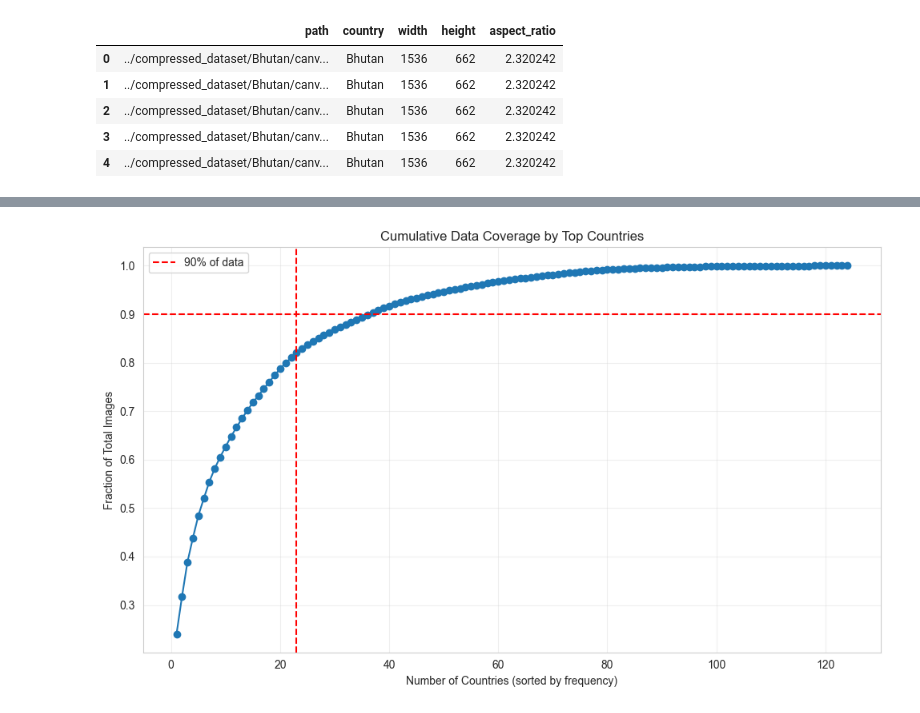
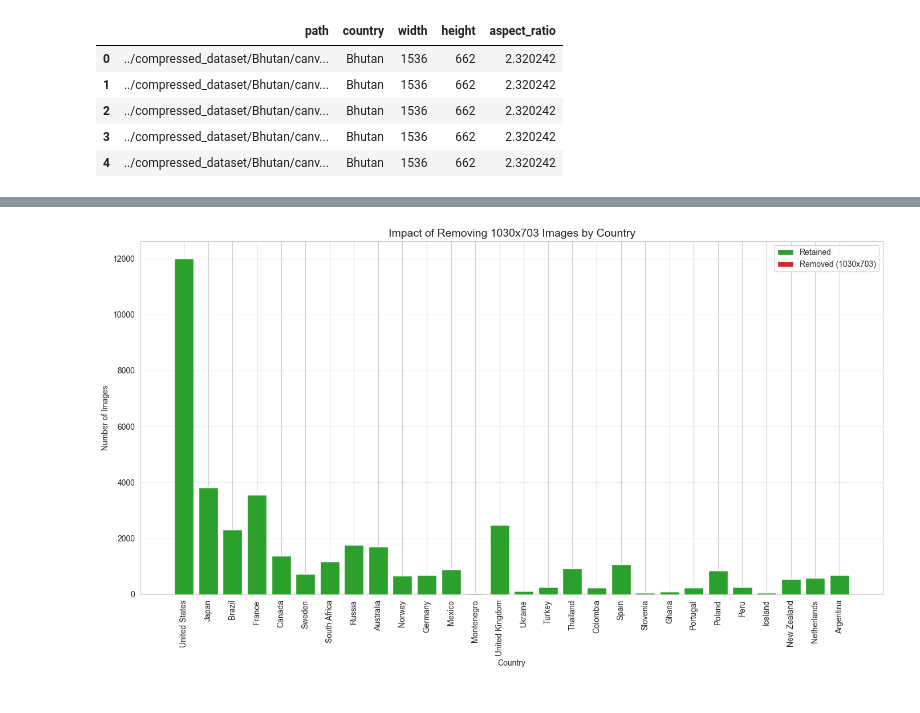
Before and after one commit to hanmosh/geoguessr-bot, a Jupyter notebook: eda/01_eda.ipynb, the cells around one changed output, grey strips where cells are left out. Cells and saved outputs as stored; diff of their text form; code cells hidden in the pictures.

```diff
--- a/eda/01_eda.ipynb
+++ b/eda/01_eda.ipynb
@@ -19,11 +17,19 @@ from pathlib import Path
 from tqdm.auto import tqdm
 # %%
-# get dataset
-root = Path(kagglehub.dataset_download("ubitquitin/geolocation-geoguessr-images-50k"))
-DATA_ROOT = root / "compressed_dataset"
+# Dataset path - auto-detect local data or download from Kaggle
+LOCAL_PATH = Path("../compressed_dataset")
 
-print("DATA_ROOT:", DATA_ROOT)
+if LOCAL_PATH.exists():
+    DATA_ROOT = LOCAL_PATH
+    print(f"Using local data: {DATA_ROOT}")
+else:
+    print("Local data not found, downloading from Kaggle...")
+    root = Path(kagglehub.dataset_download("ubitquitin/geolocation-geoguessr-images-50k"))
+    DATA_ROOT = root / "compressed_dataset"
+    print(f"Downloaded to: {DATA_ROOT}")
 
-# initalize
+print(f"DATA_ROOT exists: {DATA_ROOT.exists()}")
+
+# Initialize plot styling
 sns.set_style("whitegrid")
 plt.rcParams["figure.figsize"] = (12, 6)
@@ -181,18 +322,52 @@ plt.show()
 # %%
-# How many countries do you need to cover 90% of the data?
-cumsum = country_counts.sort_values(ascending=False).cumsum() / country_counts.sum()
-plt.figure(figsize=(10,6))
-plt.plot(range(1, len(cumsum)+1), cumsum, marker='o')
-plt.axhline(0.9, color='red', linestyle='--', label='90% of data')
-plt.axvline(23, color='red', linestyle='--')  # you’ll see the real number
-plt.title("Cumulative Data Coverage by Top Countries")
-plt.xlabel("Number of Countries (sorted by frequency)")
-plt.ylabel("Fraction of Total Images")
-plt.grid(True, alpha=0.3)
-plt.legend()
-plt.tight_layout()
-plt.savefig("eda_cumulative_coverage.png", dpi=200)
-plt.show()
+# =============================================================================
+# 3. COUNTRY-LEVEL IMPACT OF REMOVING MINORITY DIMENSION IMAGES
+# =============================================================================
 
-print(f"Top {np.argmax(cumsum >= 0.9) + 1} countries = 90% of all images")
+if minority_dim and len(minority_images) > 0:
+    # Count minority dimension images per country
+    minority_by_country = minority_images.groupby('country').size().sort_values(ascending=False)
+    total_by_country = df.groupby('country').size()
+
+    # Countries affected by the removal
+    affected_countries = minority_by_country[minority_by_country > 0]
+
+    print("=" * 60)
+    print(f"COUNTRIES AFFECTED BY REMOVING {minority_dim} IMAGES")
+    print("=" * 60)
+    print(f"\nTotal countries affected: {len(affected_countries)}")
+    print(f"\nBreakdown by country (showing all affected):")
+    print("-" * 50)
+    print(f"{'Country':<30} {'Removed':<10} {'Total':<10} {'%Loss'}")
+    print("-" * 50)
+    for country, removed in affected_countries.items():
+        total = total_by_country[country]
+        pct = removed / total * 100
+        print(f"{country:<30} {removed:<10} {total:<10} {pct:.1f}%")
+
+    # Visualize: stacked bar showing impact per country
+    fig, ax = plt.subplots(figsize=(14, 8))
+
+    affected_df = pd.DataFrame({
+        'country': affected_countries.index,
+        'removed': affected_countries.values,
+        'kept': [total_by_country[c] - affected_countries[c] for c in affected_countries.index]
+    })
+
+    x = range(len(affected_df))
+    ax.bar(x, affected_df['kept'], label='Retained', color='#2ca02c')
+    ax.bar(x, affected_df['removed'], bottom=affected_df['kept'], label=f'Removed ({minority_dim})', color='#d62728')
+    ax.set_xticks(x)
+    ax.set_xticklabels(affected_df['country'], rotation=90, ha='center')
+    ax.set_xlabel('Country')
+    ax.set_ylabel('Number of Images')
+    ax.set_title(f'Impact of Removing {minority_dim} Images by Country', fontsize=14)
+    ax.legend()
+    ax.grid(True, axis='y', alpha=0.3)
+
+    plt.tight_layout()
+    plt.savefig("eda_dimension_impact_by_country.png", dpi=200, bbox_inches='tight')
+    plt.show()
+else:
+    print("No minority dimension images to analyze.")
 # %% [output]
@@ -199 +391 @@ print(f"Top {np.argmax(cumsum >= 0.9) + 1} countries = 90% of all images")
-[figure, old version]
+[figure, new version]
```
Also changed, not shown: parts of 9 cells of this notebook, 8 other files.
